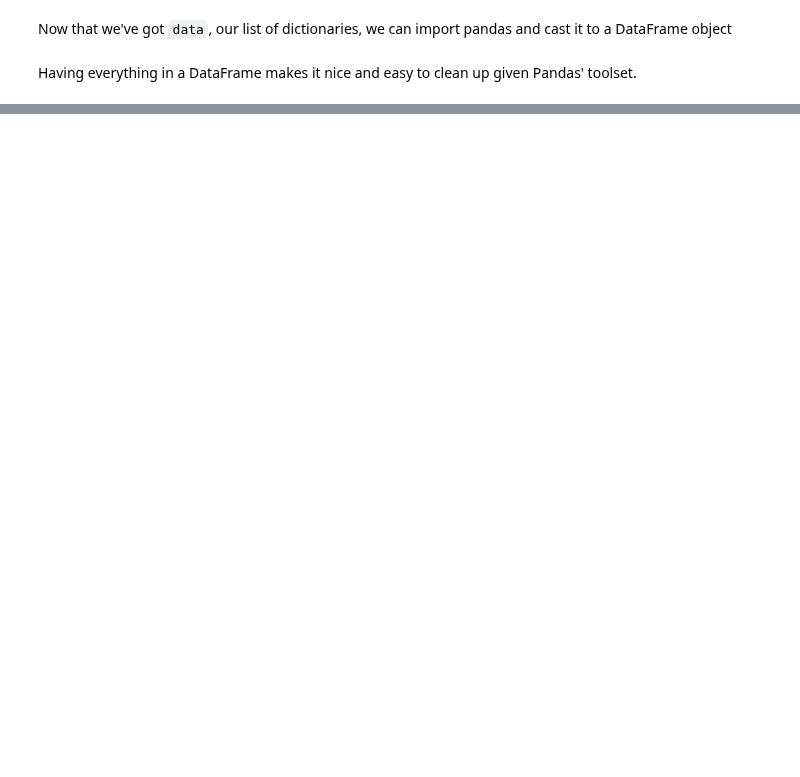
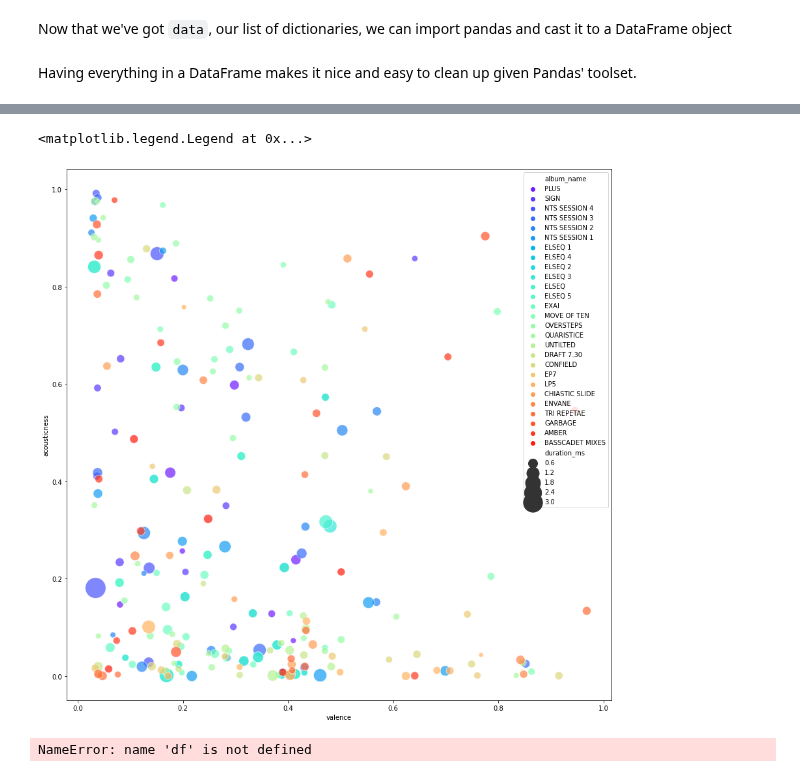
Before and after one commit to mj-crabtree/exploring-spotify, a Jupyter notebook: exploring-spotify.ipynb, the cells around one changed output, grey strips where cells are left out. Saved outputs shown, nothing was run; the diff lists cells and outputs as text; code cells hidden in the pictures; blank space fills up the shorter version.

Commit message:
xy scattergraph plotted, moving on to DIMENSIONALITY REDUCTION

```diff
--- a/exploring-spotify.ipynb
+++ b/exploring-spotify.ipynb
@@ -181,4 +222,4 @@ data = pd.DataFrame(data)
 Having everything in a DataFrame makes it nice and easy to clean up given Pandas' toolset.
 # %%
 data['release_date'] = pd.to_datetime(data['release_date'])
-data = data.sort_values(by='release_date', ascending=[False])
+df = data.sort_values(by='release_date', ascending=[False])
@@ -184,0 +230,30 @@ data = data.sort_values(by='release_date', ascending=[False])
+# %%
+%matplotlib inline
+import matplotlib.pyplot as plt
+import seaborn as sns
+
+# creating the figure
+plt.figure(figsize=(15,15))
+
+# defining the x and y axes
+axes = sns.scatterplot(data=df, x='valence', y='acousticness', hue='album_name', palette='rainbow', size='duration_ms', sizes=(50, 1000), alpha=0.7)
+
+# defining the legend so we can identify albums in the graph
+h, labs = axes.get_legend_handles_labels()
+axes.legend(h, labs, loc='best', title=None)
+# %% [output]
+<matplotlib.legend.Legend at 0x...>
+[figure, added]
+# %%
+from sklearn.manifold import TSNE
+from sklearn.preprocessing import StandardScaler
+
+# extracting the relevant columns from our original dataset to a numpy array
+X = (
+    df.filter(['acousticness', 'danceability', 'duration_ms', 'energy', 'instrumentalness', 'liveness', 'loudness', 'tempo', 'valence'])
+)
+
+# standardising, normalising, 0db'ing the data to benefit the algorithm
+Xs = StandardScaler().fit_transform(X)
+# %% [output]
+NameError: name 'df' is not defined
```
Also changed, not shown: parts of 5 cells of this notebook.
